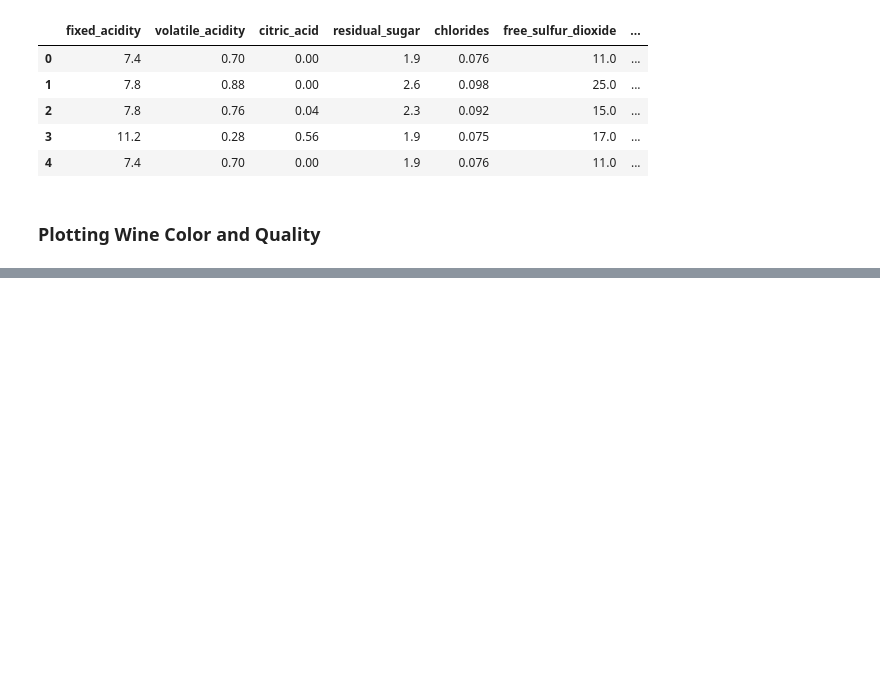
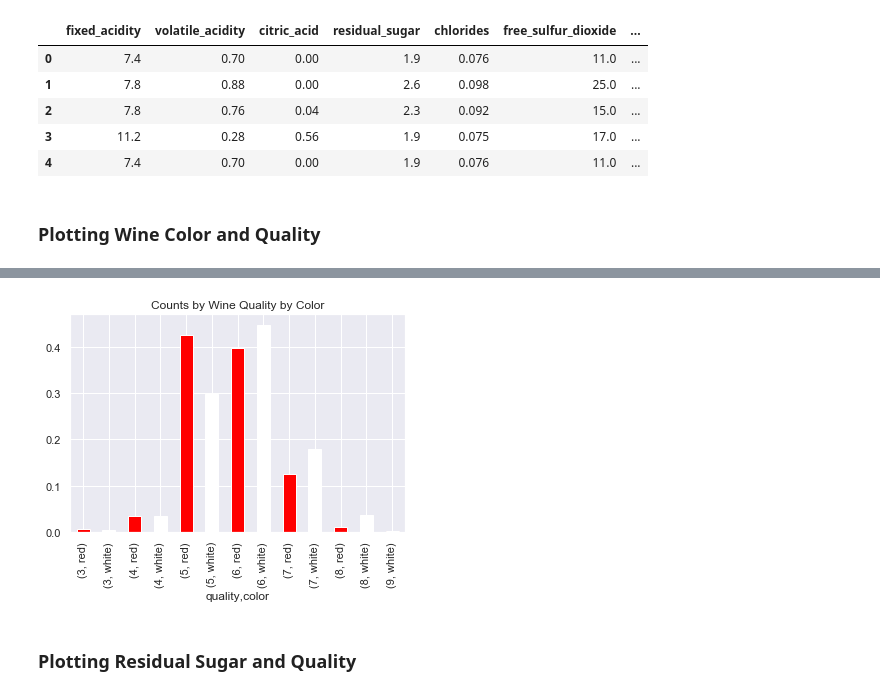
Before and after one commit to N431M/wine, a Jupyter notebook: Visualizations.ipynb, the cells around one changed output, grey strips where cells are left out. Drawn from its saved outputs; the diff is of its cells as text; code cells hidden in the pictures; blank space fills up the shorter version.

```diff
--- a/Visualizations.ipynb
+++ b/Visualizations.ipynb
@@ -21,0 +27,10 @@ df.groupby('color')['quality'].mean().plot(kind='bar', title='Average Wine Quali
+# %%
+# Values for all the columns will be the same because of the counts, so we'll pick an arbitrary one (ph)
+counts=df.groupby(['quality','color']).count()['pH']
+totals=df.groupby('color').count()['pH']
+proportions=counts/totals
+proportions.plot(kind='bar', title='Counts by Wine Quality by Color', color=colors);
+# %% [output]
+[figure, added]
+# %% [markdown]
+### Plotting Residual Sugar and Quality
```
Also changed, not shown: parts of 4 cells of this notebook.
